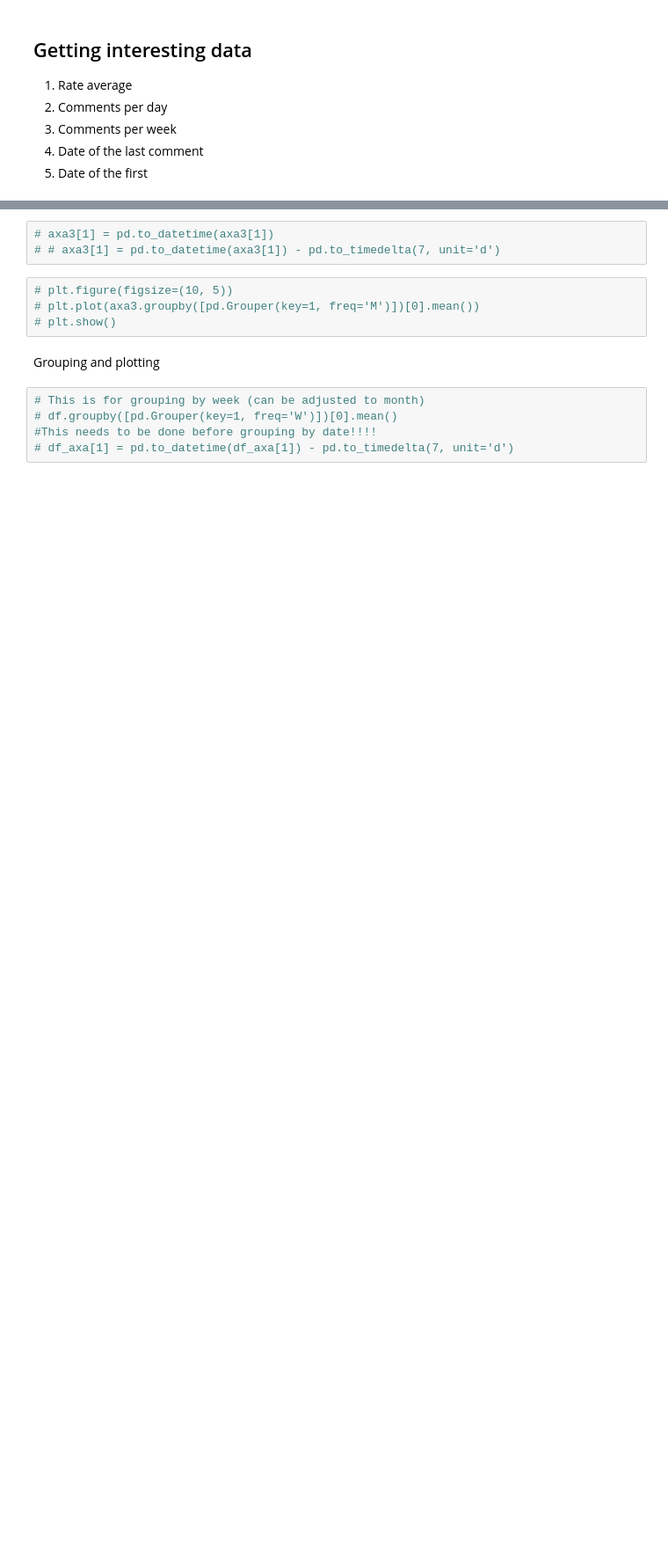
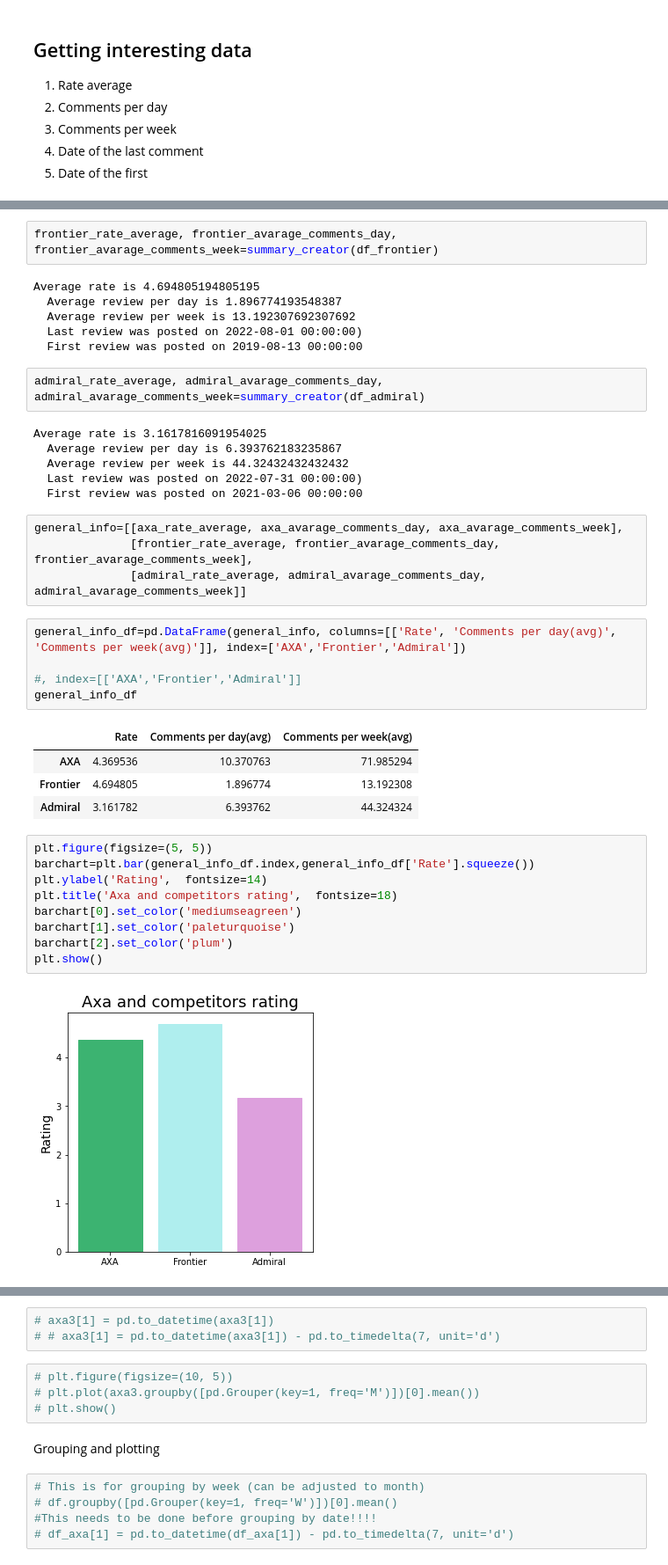
Before and after one commit to evegarcianz/CustomerServiceScraping, a Jupyter notebook: Reviews_Scraping.ipynb, the cells around one changed output, grey strips where cells are left out. Shown at 88% size. Drawn from its saved outputs; the diff is of its cells as text; blank space fills up the shorter version.

```diff
--- a/Reviews_Scraping.ipynb
+++ b/Reviews_Scraping.ipynb
@@ -262,0 +254,41 @@ Average rate is 3.3351694915254235
+# %%
+frontier_rate_average, frontier_avarage_comments_day, frontier_avarage_comments_week=summary_creator(df_frontier)
+# %% [output]
+Average rate is 4.694805194805195
+  Average review per day is 1.896774193548387
+  Average review per week is 13.192307692307692
+  Last review was posted on 2022-08-01 00:00:00)
+  First review was posted on 2019-08-13 00:00:00
+# %%
+admiral_rate_average, admiral_avarage_comments_day, admiral_avarage_comments_week=summary_creator(df_admiral)
+# %% [output]
+Average rate is 3.1617816091954025
+  Average review per day is 6.393762183235867
+  Average review per week is 44.32432432432432
+  Last review was posted on 2022-07-31 00:00:00)
+  First review was posted on 2021-03-06 00:00:00
+# %%
+general_info=[[axa_rate_average, axa_avarage_comments_day, axa_avarage_comments_week],
+              [frontier_rate_average, frontier_avarage_comments_day, frontier_avarage_comments_week],
+              [admiral_rate_average, admiral_avarage_comments_day, admiral_avarage_comments_week]]
+# %%
+general_info_df=pd.DataFrame(general_info, columns=[['Rate', 'Comments per day(avg)', 'Comments per week(avg)']], index=['AXA','Frontier','Admiral'])
+
+#, index=[['AXA','Frontier','Admiral']]
+general_info_df
+# %% [output]
+|  | Rate | Comments per day(avg) | Comments per week(avg) |
+| AXA | 4.369536 | 10.370763 | 71.985294 |
+| Frontier | 4.694805 | 1.896774 | 13.192308 |
+| Admiral | 3.161782 | 6.393762 | 44.324324 |
+# %%
+plt.figure(figsize=(5, 5))
+barchart=plt.bar(general_info_df.index,general_info_df['Rate'].squeeze())
+plt.ylabel('Rating',  fontsize=14)
+plt.title('Axa and competitors rating',  fontsize=18)
+barchart[0].set_color('mediumseagreen')
+barchart[1].set_color('paleturquoise')
+barchart[2].set_color('plum')
+plt.show()
+# %% [output]
+[figure, added]
```
Also changed, not shown: parts of 15 cells of this notebook.
